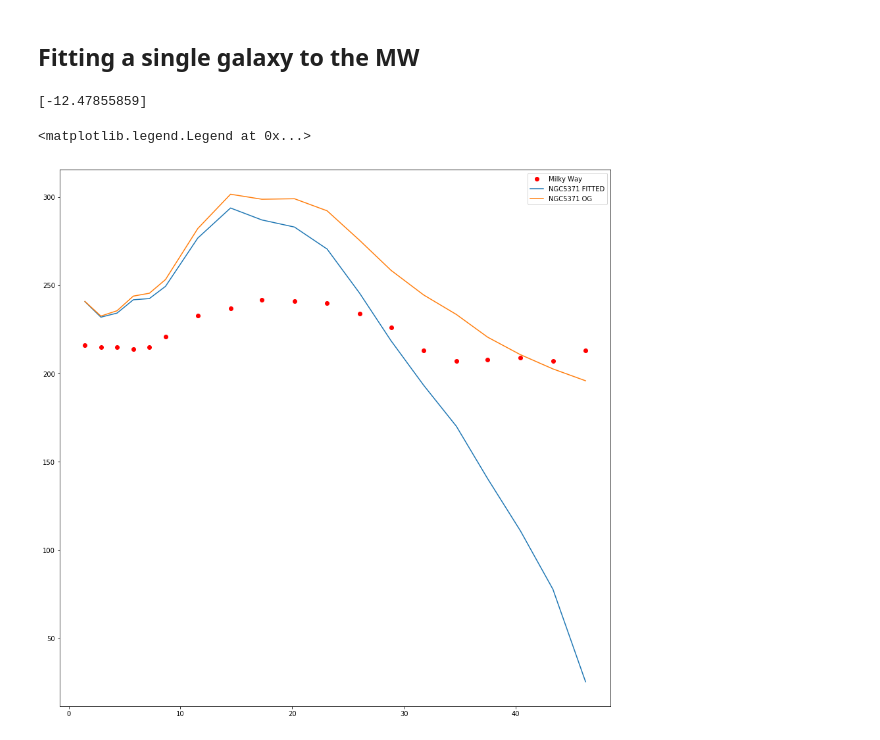
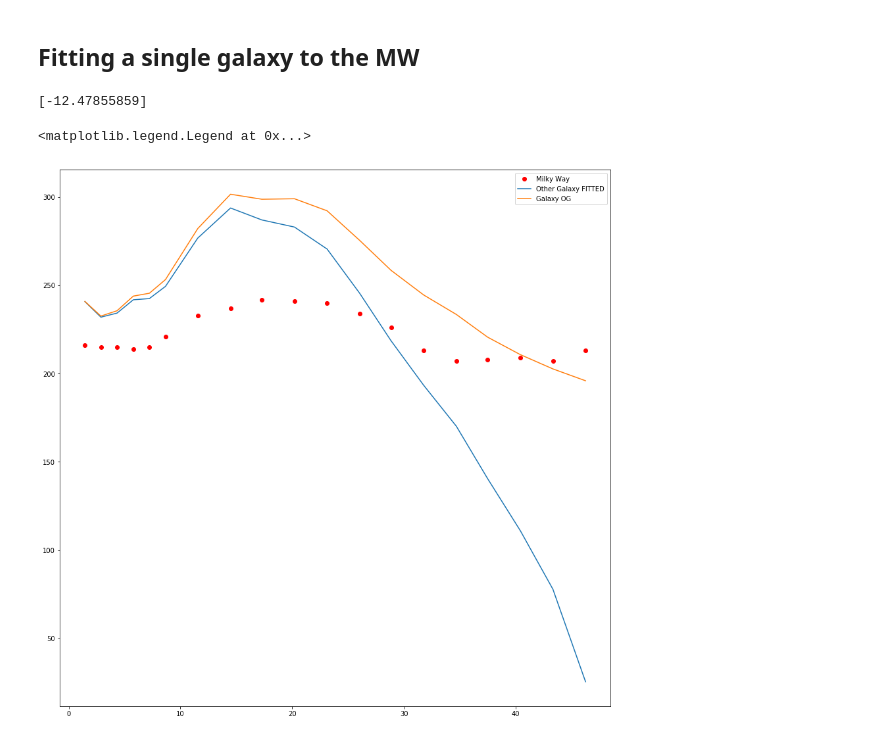
Before and after one commit to Cisneros-Galaxy/RCFM, a Jupyter notebook: Model.ipynb, the cells around one changed output. Drawn from its saved outputs; the diff is of its cells as text; code cells hidden in the pictures.

```diff
--- a/Model.ipynb
+++ b/Model.ipynb
@@ -64,33 +64,33 @@ ax.legend(loc="upper right")
 # %%
 galaxy = np.array(sparcGalaxies['NGC5371_rotmod'])
 galaxy_rad = galaxy[:,0]
 galaxy_Vobs = galaxy[:,1]
 galaxy_gas = galaxy[:,3]
 galaxy_disk = galaxy[:,4]
 galaxy_bulge = galaxy[:,5]
 galaxy_VlumSquared = Neros.VlumSquared(galaxy_gas, galaxy_disk, galaxy_bulge)
 galaxy_Vlum = np.sqrt(galaxy_VlumSquared)
 
 f, ax = plt.subplots(1, figsize=(15,15))
 # Plot Vlum for the Milky Way
 ax.plot(galaxy_rad, galaxy_Vobs, 'ro', label='Milky Way')
 # Fit another galaxy to the Milky Way
 def simple(independents,alpha):
     rad,vLum = independents
     vLcm = Neros.Vlcm(rad, MW_Vlum_interp_func(rad), vLum)
     return Neros.vNeros(vLum, vLcm, alpha)
 
 vals, cov = curve_fit(simple,(galaxy_rad, galaxy_Vlum),MW_Vlum_interp_func(galaxy_rad))
 print(vals)
 # freeParam = 10**6
 vLcm = Neros.Vlcm(galaxy_rad, MW_Vlum_interp_func(galaxy_rad), galaxy_Vlum )
 vNerosFitted = Neros.vNeros(galaxy_Vlum, vLcm, vals[0])
-ax.plot(ga_rad, vNerosFitted, label='Other Galaxy FITTED')
-vNerosOG = Neros.vNeros(NGC5371_Vlum, vLcm, 1)
-ax.plot(NGC5371_rad, vNerosOG, label='NGC5371 OG')
+ax.plot(galaxy_rad, vNerosFitted, label='Other Galaxy FITTED')
+vNerosOG = Neros.vNeros(galaxy_Vlum, vLcm, 1)
+ax.plot(galaxy_rad, vNerosOG, label='Galaxy OG')
 
 ax.legend(loc="upper right")
 # %% [output]
 [-12.47855859]
 <matplotlib.legend.Legend at 0x...>
-[figure, old version]
+[figure, new version]
```
